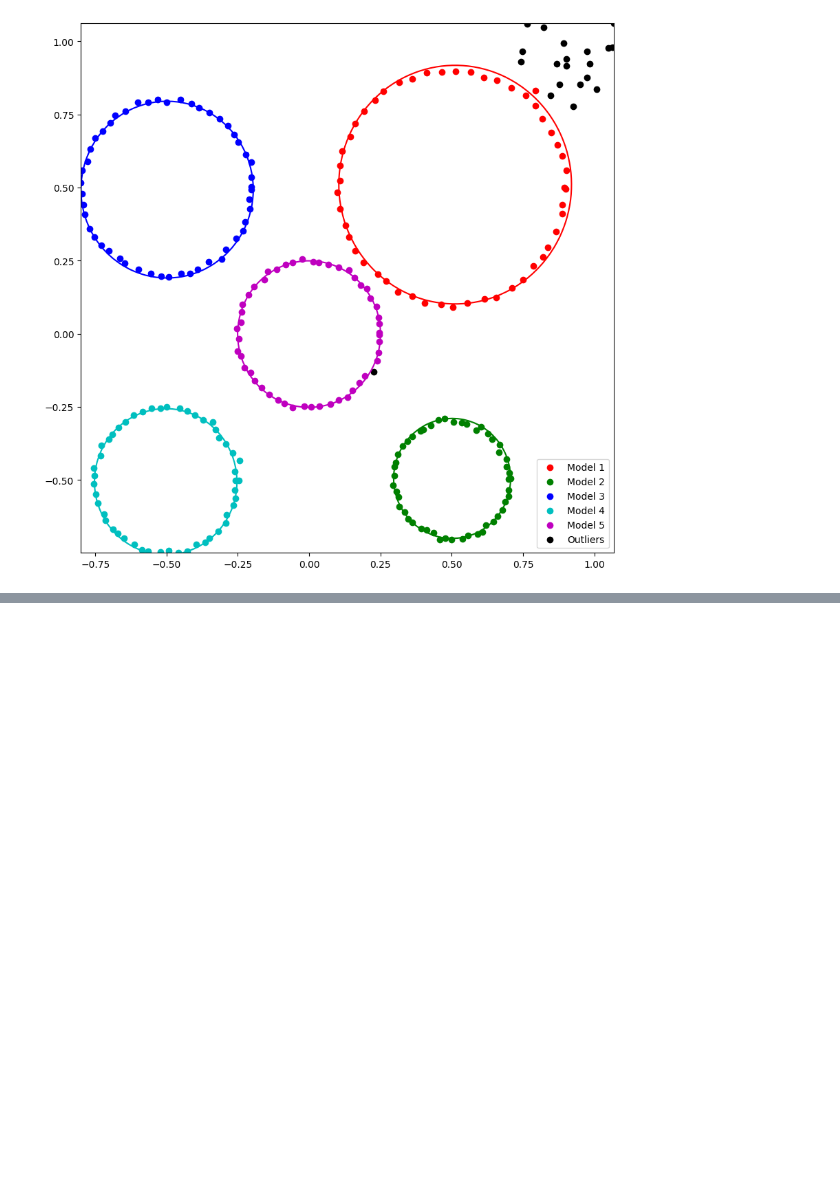
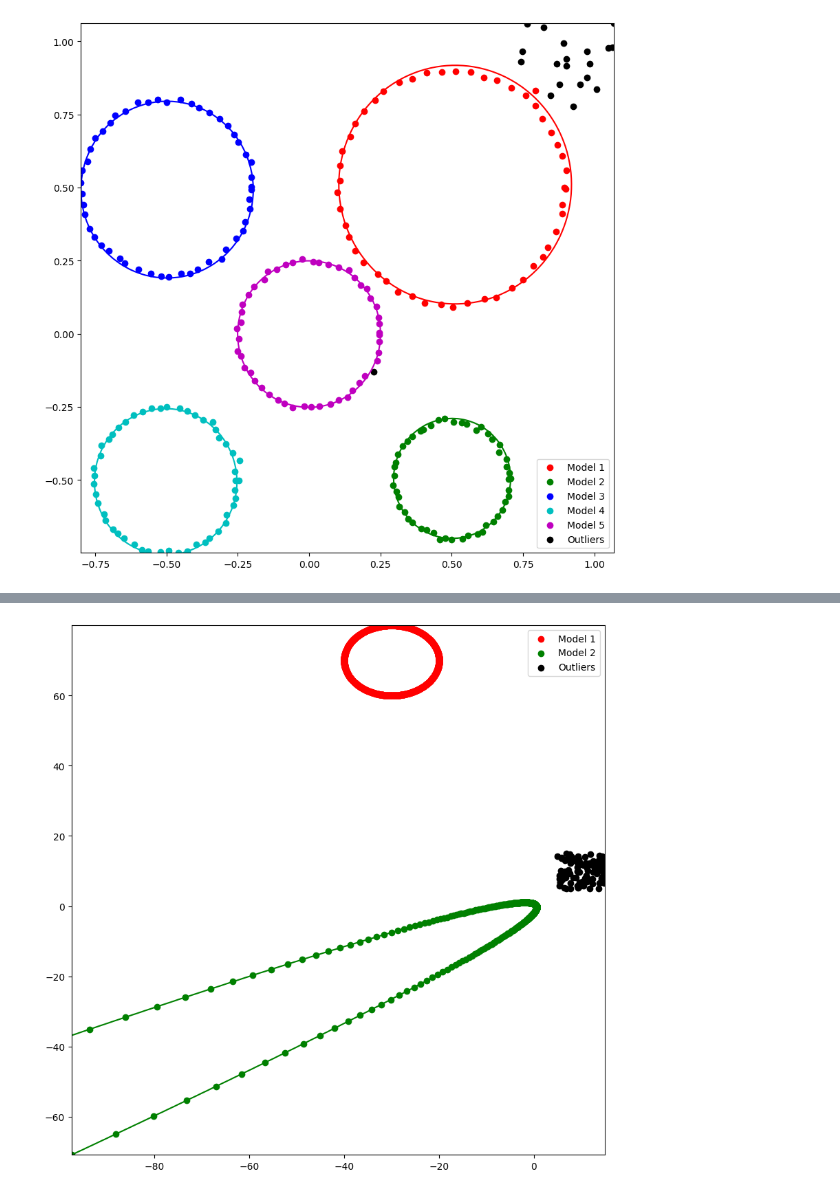
Before and after one commit to Ax-Time/m3ip-homework, a Jupyter notebook: labs/lez_24_Multi_Model_Fitting.ipynb, the cells around one changed output, grey strips where cells are left out. Saved outputs shown, nothing was run; the diff lists cells and outputs as text; code cells hidden in the pictures; blank space fills up the shorter version.

```diff
--- a/labs/lez_24_Multi_Model_Fitting.ipynb
+++ b/labs/lez_24_Multi_Model_Fitting.ipynb
@@ -429,0 +459,27 @@ plt.show()
+# %%
+Y = X.copy()
+eps = 1e-4
+cardmss=5
+kappa = 2
+models = []
+m_inliers = []
+for i in range(kappa):
+    conic, inliers = conicRANSAC(Y, eps, cardmss)
+    models.append(conic)
+    m_inliers.append(inliers)
+    Y = Y[~inliers, :]
+# %%
+Y = X.copy()
+fig, ax = plt.subplots(1, 1, figsize=(10, 10))
+ax.set_xlim(Y[:, 0].min(), Y[:, 0].max())
+ax.set_ylim(Y[:, 1].min(), Y[:, 1].max())
+colors = ['r', 'g', 'b', 'c', 'm', 'y', 'k']
+for i in range(kappa):
+    plt.scatter(Y[m_inliers[i], 0], Y[m_inliers[i], 1], color=colors[i], label=f'Model {i+1}')
+    models[i].plot(ax, colors=colors[i])
+    Y = Y[~m_inliers[i], :]
+plt.scatter(Y[:, 0], Y[:, 1], c='black', label='Outliers')
+plt.legend()
+plt.show()
+# %% [output]
+[figure, added]
```
Also changed, not shown: parts of 3 cells of this notebook.
